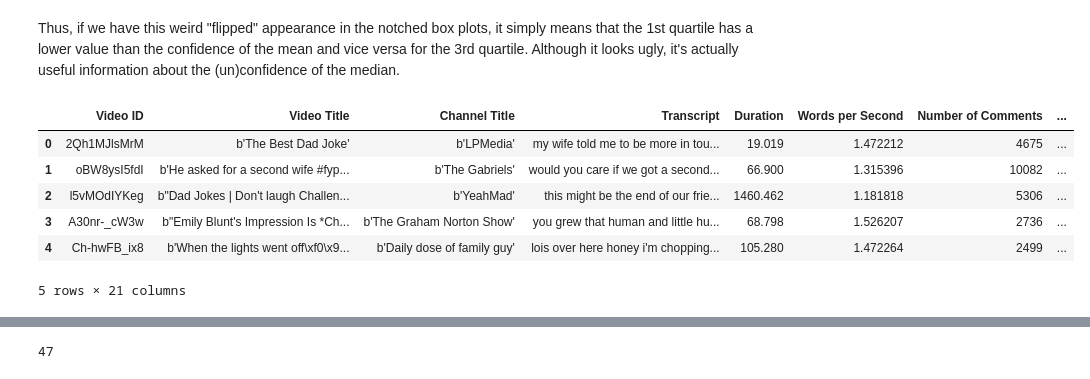
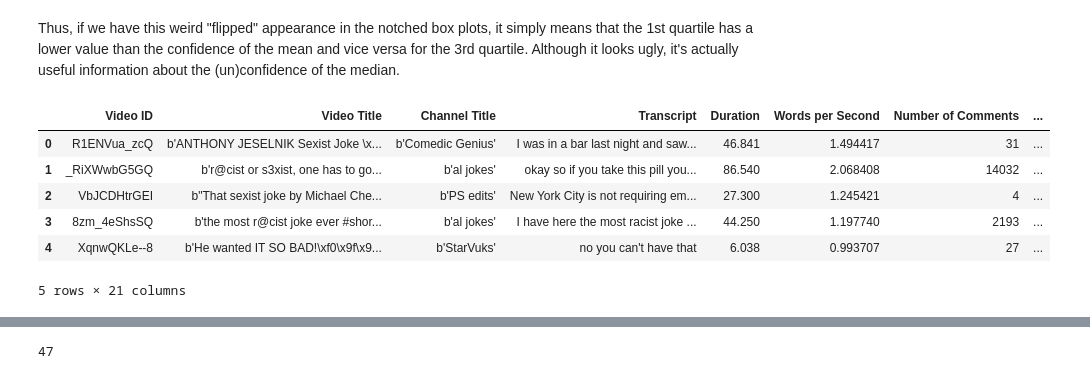
Before and after one commit to StayFN/MediaReactionSimulator, a Jupyter notebook: Stefan_Auswertung_Sexy_SexistJoke.ipynb, the cells around one changed output, grey strips where cells are left out. Cells and saved outputs as stored; diff of their text form; code cells hidden in the pictures.

```diff
--- a/Stefan_Auswertung_Sexy_SexistJoke.ipynb
+++ b/Stefan_Auswertung_Sexy_SexistJoke.ipynb
@@ -74,14 +74,14 @@ plt.show()
 Thus, if we have this weird "flipped" appearance in the notched box plots, it simply means that the 1st quartile has a lower value than the confidence of the mean and vice versa for the 3rd quartile. Although it looks ugly, it's actually useful information about the (un)confidence of the median.
 # %%
 import pandas as pd
-df2 = pd.read_csv("csv\output\Report_Shorts_with_summary_stefan_sexist_joke_experimentResults.csv")
+df2 = pd.read_csv("csv\output\Report_Shorts_with_summary_stefan_sexist_joke_experimentResults2.csv")
 df2.head()
 # %% [output]
 |  | Video ID | Video Title | Channel Title | Transcript | Duration | Words per Second | Number of Comments | ... |
-| 0 | 2Qh1MJlsMrM | b'The Best Dad Joke' | b'LPMedia' | my wife told me to be more in tou... | 19.019 | 1.472212 | 4675 | ... |
-| 1 | oBW8ysI5fdI | b'He asked for a second wife #fyp... | b'The Gabriels' | would you care if we got a second... | 66.900 | 1.315396 | 10082 | ... |
-| 2 | l5vMOdIYKeg | b"Dad Jokes | Don't laugh Challen... | b'YeahMad' | this might be the end of our frie... | 1460.462 | 1.181818 | 5306 | ... |
-| 3 | A30nr-_cW3w | b"Emily Blunt's Impression Is *Ch... | b'The Graham Norton Show' | you grew that human and little hu... | 68.798 | 1.526207 | 2736 | ... |
-| 4 | Ch-hwFB_ix8 | b'When the lights went off\xf0\x9... | b'Daily dose of family guy' | lois over here honey i'm chopping... | 105.280 | 1.472264 | 2499 | ... |
+| 0 | R1ENVua_zcQ | b'ANTHONY JESELNIK Sexist Joke \x... | b'Comedic Genius' | I was in a bar last night and saw... | 46.841 | 1.494417 | 31 | ... |
+| 1 | _RiXWwbG5GQ | b'r@cist or s3xist, one has to go... | b'al jokes' | okay so if you take this pill you... | 86.540 | 2.068408 | 14032 | ... |
+| 2 | VbJCDHtrGEI | b"That sexist joke by Michael Che... | b'PS edits' | New York City is not requiring em... | 27.300 | 1.245421 | 4 | ... |
+| 3 | 8zm_4eShsSQ | b'the most r@cist joke ever #shor... | b'al jokes' | I have here the most racist joke ... | 44.250 | 1.197740 | 2193 | ... |
+| 4 | XqnwQKLe--8 | b'He wanted IT SO BAD!\xf0\x9f\x9... | b'StarVuks' | no you can't have that | 6.038 | 0.993707 | 27 | ... |
 5 rows × 21 columns
 # %%
```
Also changed, not shown: parts of 6 cells of this notebook, 18 other files.
